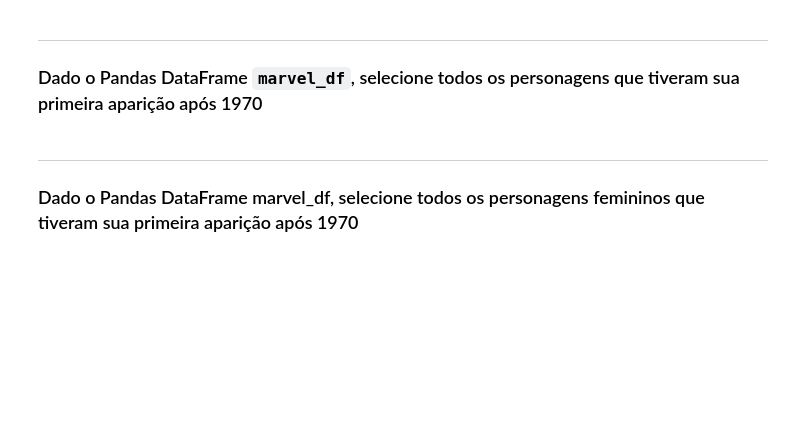
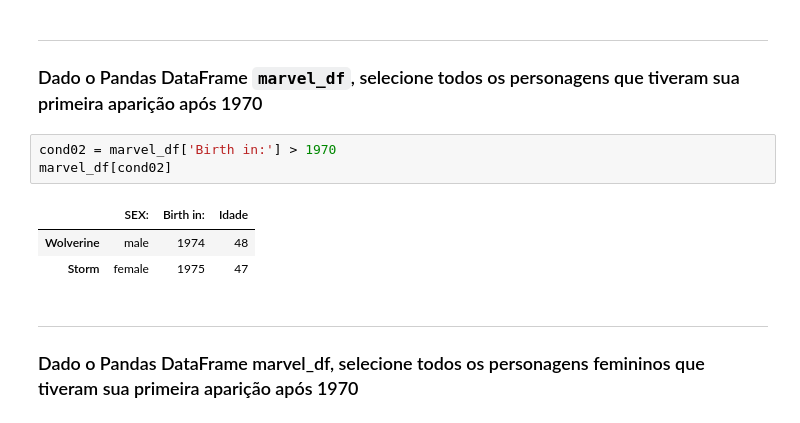
Before and after one commit to JulioFMDB/cursopython, a Jupyter notebook: Pandas_DataFrames_exercises.ipynb, the cells around one changed output. Cells and saved outputs as stored; diff of their text form; blank space fills up the shorter version.

```diff
--- a/Pandas_DataFrames_exercises.ipynb
+++ b/Pandas_DataFrames_exercises.ipynb
@@ -359,6 +416,13 @@ marvel_df
 # %% [markdown]
 ---
 ### Dado o Pandas DataFrame `marvel_df`, selecione todos os personagens que tiveram sua primeira aparição após 1970
+# %%
+cond02 = marvel_df['Birth in:'] > 1970
+marvel_df[cond02]
+# %% [output]
+|  | SEX: | Birth in: | Idade |
+| Wolverine | male | 1974 | 48 |
+| Storm | female | 1975 | 47 |
 # %% [markdown]
 ---
 ### Dado o Pandas DataFrame marvel_df,  selecione todos os personagens femininos que tiveram sua primeira aparição após 1970
```
Also changed, not shown: parts of 40 cells of this notebook.
